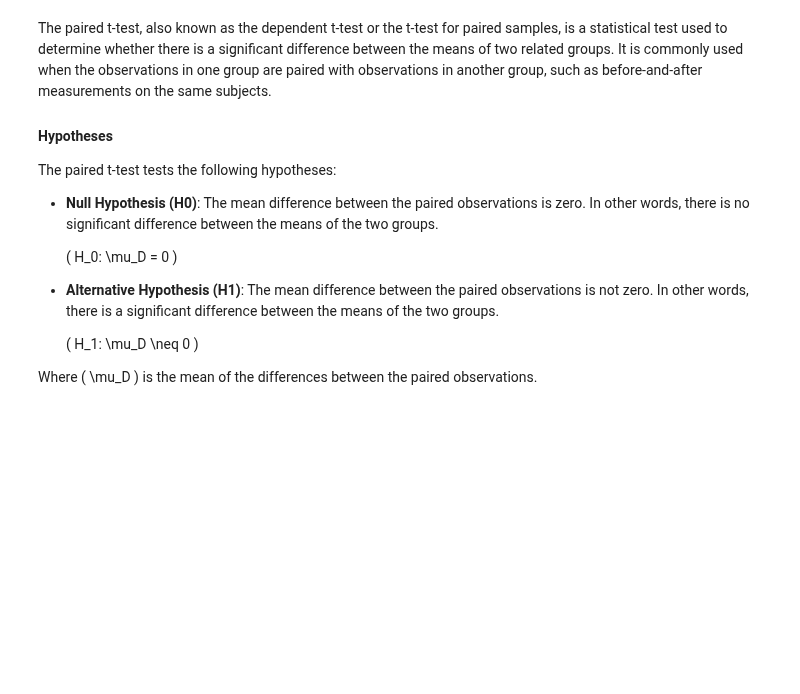
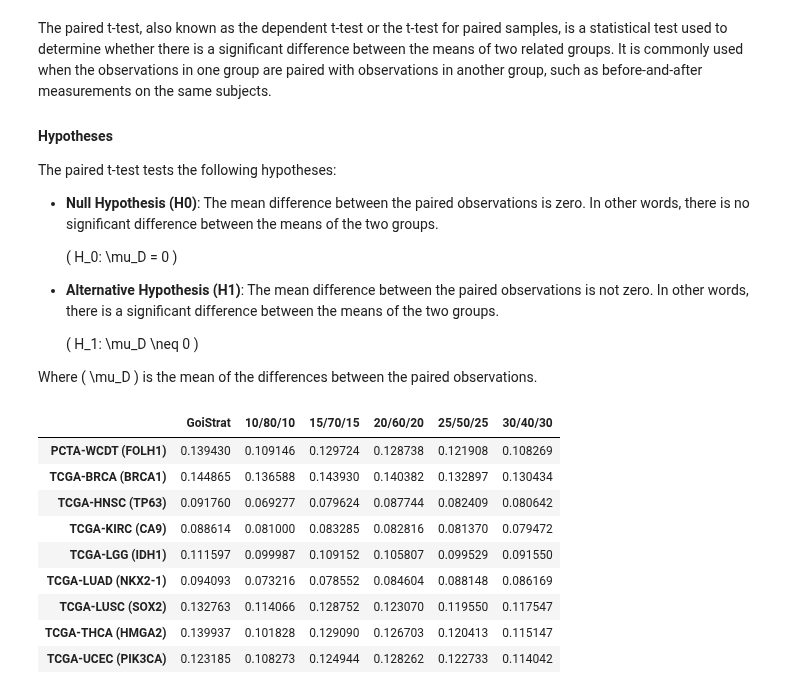
Before and after one commit to CarlosUziel/goi-strat, a Jupyter notebook: notebooks/methods_comparison.ipynb, the cells around one changed output. Saved outputs shown, nothing was run; the diff lists cells and outputs as text; code cells hidden in the pictures; blank space fills up the shorter version.

```diff
--- a/notebooks/methods_comparison.ipynb
+++ b/notebooks/methods_comparison.ipynb
@@ -533,6 +533,22 @@ The paired t-test tests the following hypotheses:
   \( H_1: \mu_D \neq 0 \)
 
 Where \( \mu_D \) is the mean of the differences between the paired observations.
+# %%
+all_degss_scores_df_weighted.columns = all_degss_scores_df_weighted.columns.map(
+    RENAME_DICT
+)
+all_degss_scores_df_weighted
+# %% [output]
+|  | GoiStrat | 10/80/10 | 15/70/15 | 20/60/20 | 25/50/25 | 30/40/30 |
+| PCTA-WCDT (FOLH1) | 0.139430 | 0.109146 | 0.129724 | 0.128738 | 0.121908 | 0.108269 |
+| TCGA-BRCA (BRCA1) | 0.144865 | 0.136588 | 0.143930 | 0.140382 | 0.132897 | 0.130434 |
+| TCGA-HNSC (TP63) | 0.091760 | 0.069277 | 0.079624 | 0.087744 | 0.082409 | 0.080642 |
+| TCGA-KIRC (CA9) | 0.088614 | 0.081000 | 0.083285 | 0.082816 | 0.081370 | 0.079472 |
+| TCGA-LGG (IDH1) | 0.111597 | 0.099987 | 0.109152 | 0.105807 | 0.099529 | 0.091550 |
+| TCGA-LUAD (NKX2-1) | 0.094093 | 0.073216 | 0.078552 | 0.084604 | 0.088148 | 0.086169 |
+| TCGA-LUSC (SOX2) | 0.132763 | 0.114066 | 0.128752 | 0.123070 | 0.119550 | 0.117547 |
+| TCGA-THCA (HMGA2) | 0.139937 | 0.101828 | 0.129090 | 0.126703 | 0.120413 | 0.115147 |
+| TCGA-UCEC (PIK3CA) | 0.123185 | 0.108273 | 0.124944 | 0.128262 | 0.122733 | 0.114042 |
 # %%
 # Initialize a list to store p-values
 p_values = []
```
Also changed, not shown: parts of 10 cells of this notebook.
